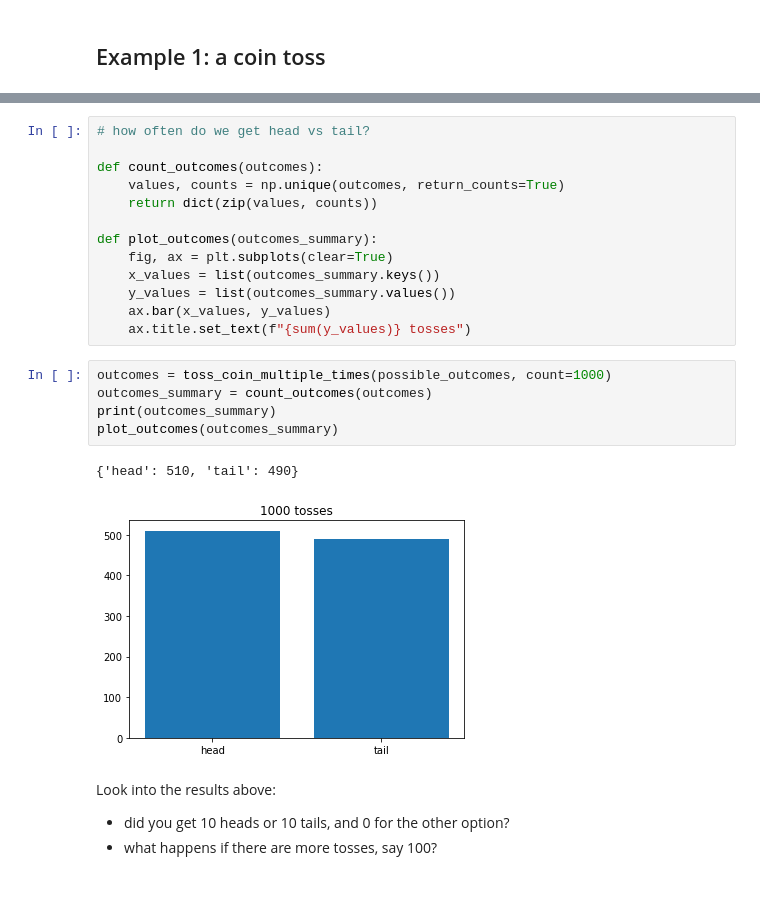
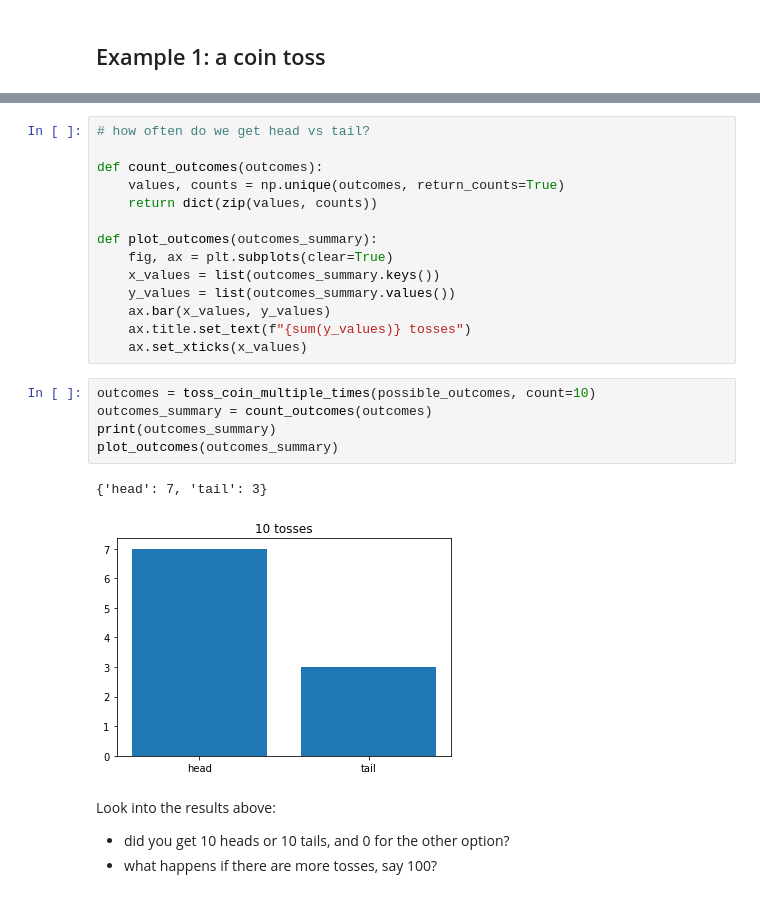
Before and after one commit to uio-bmi/stats_for_cs, a Jupyter notebook: ProbabilityIntro.ipynb, the cells around one changed output, grey strips where cells are left out. Saved outputs shown, nothing was run; the diff lists cells and outputs as text.

```diff
--- a/ProbabilityIntro.ipynb
+++ b/ProbabilityIntro.ipynb
@@ -51,14 +52,15 @@ def plot_outcomes(outcomes_summary):
     y_values = list(outcomes_summary.values())
     ax.bar(x_values, y_values)
     ax.title.set_text(f"{sum(y_values)} tosses")
+    ax.set_xticks(x_values)
 # %%
-outcomes = toss_coin_multiple_times(possible_outcomes, count=1000)
+outcomes = toss_coin_multiple_times(possible_outcomes, count=10)
 outcomes_summary = count_outcomes(outcomes)
 print(outcomes_summary)
 plot_outcomes(outcomes_summary)
 # %% [output]
-{'head': 510, 'tail': 490}
+{'head': 7, 'tail': 3}
-[figure, old version]
+[figure, new version]
 # %% [markdown]
 Look into the results above:
 
```
Also changed, not shown: parts of 6 cells of this notebook, 1 other file.
